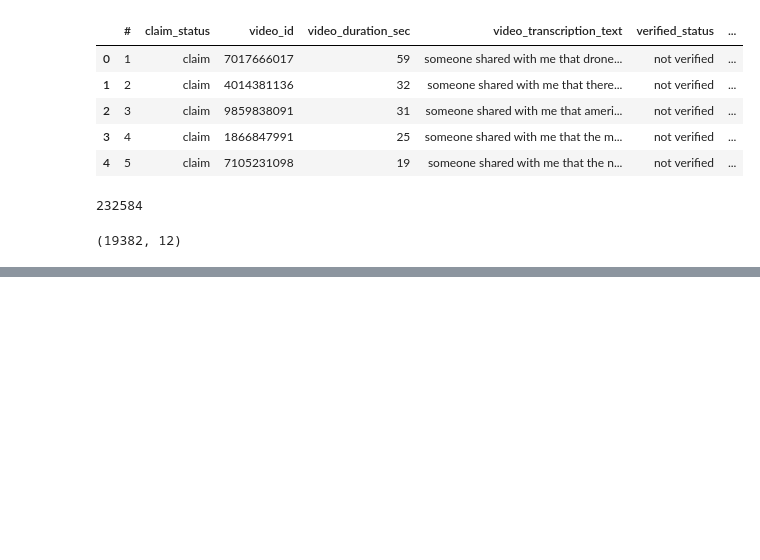
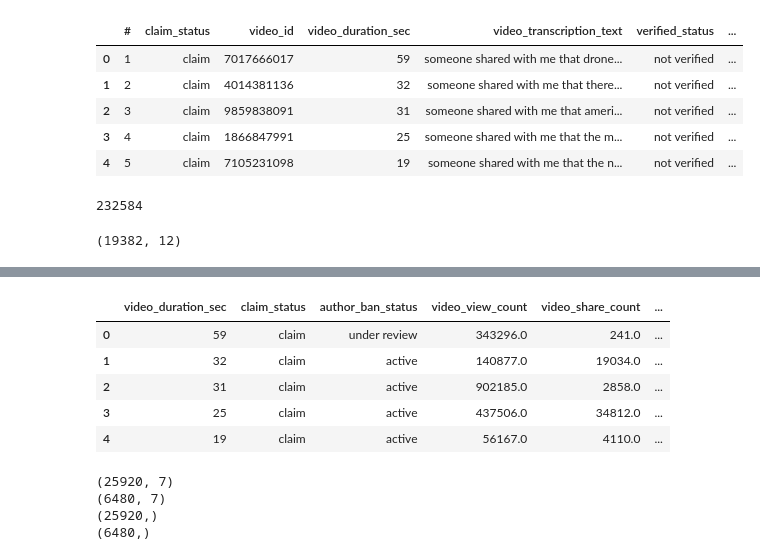
Before and after one commit to Artuk009/Case-Studies, a Jupyter notebook: GoogleAdvancedDataAnalytics/TikTok/case_study.ipynb, the cells around one changed output, grey strips where cells are left out. Cells and saved outputs as stored; diff of their text form; code cells hidden in the pictures; blank space fills up the shorter version.

```diff
--- a/GoogleAdvancedDataAnalytics/TikTok/case_study.ipynb
+++ b/GoogleAdvancedDataAnalytics/TikTok/case_study.ipynb
@@ -278,0 +231,14 @@ plt.show()
+# %%
+# Select outcome variable and features
+y = data['verified_status']
+
+X = data[["video_duration_sec", "claim_status", "author_ban_status", "video_view_count", "video_share_count", "video_download_count", "video_comment_count"]]
+# %%
+X.head()
+# %% [output]
+|  | video_duration_sec | claim_status | author_ban_status | video_view_count | video_share_count | ... |
+| 0 | 59 | claim | under review | 343296.0 | 241.0 | ... |
+| 1 | 32 | claim | active | 140877.0 | 19034.0 | ... |
+| 2 | 31 | claim | active | 902185.0 | 2858.0 | ... |
+| 3 | 25 | claim | active | 437506.0 | 34812.0 | ... |
+| 4 | 19 | claim | active | 56167.0 | 4110.0 | ... |
@@ -278,0 +252,11 @@ plt.show()
+# %%
+# Get shape of each training and testing set
+print(X_train.shape)
+print(X_test.shape)
+print(y_train.shape)
+print(y_test.shape)
+# %% [output]
+(25920, 7)
+(6480, 7)
+(25920,)
+(6480,)
```
Also changed, not shown: parts of 96 cells of this notebook, 3 other files.
